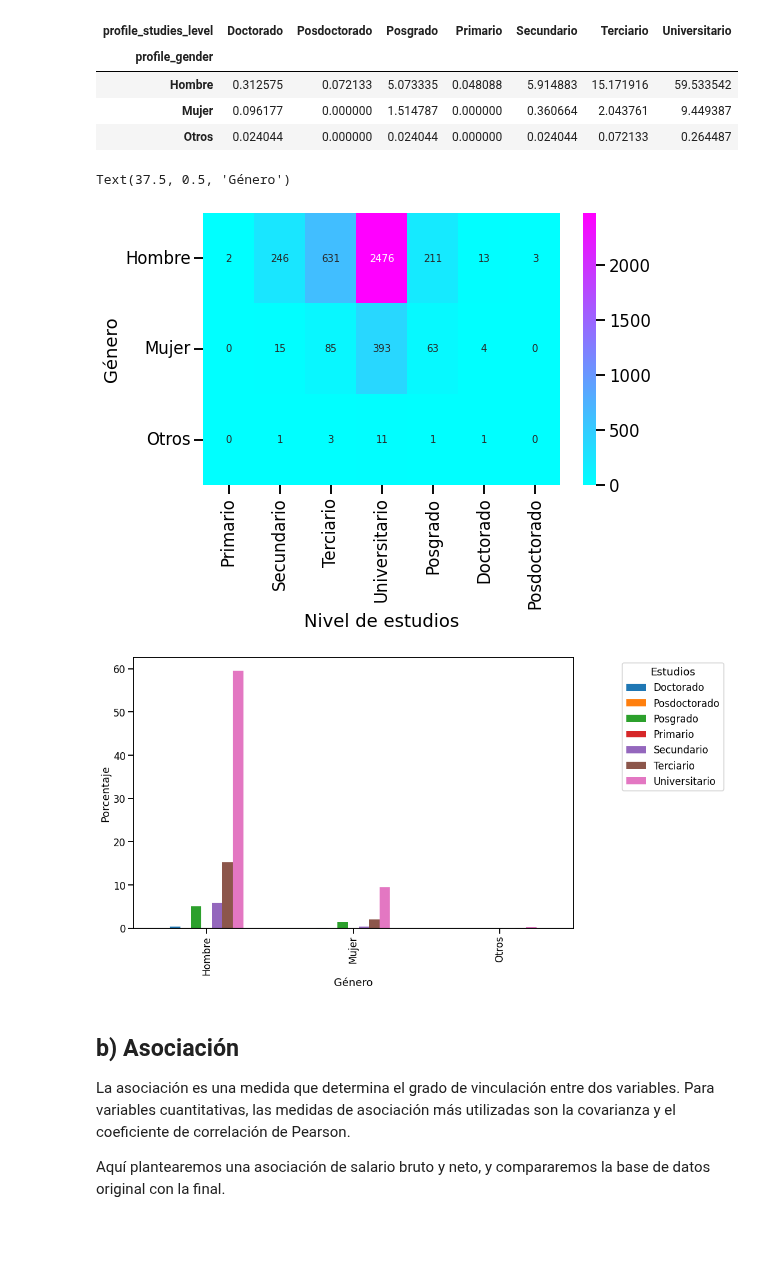
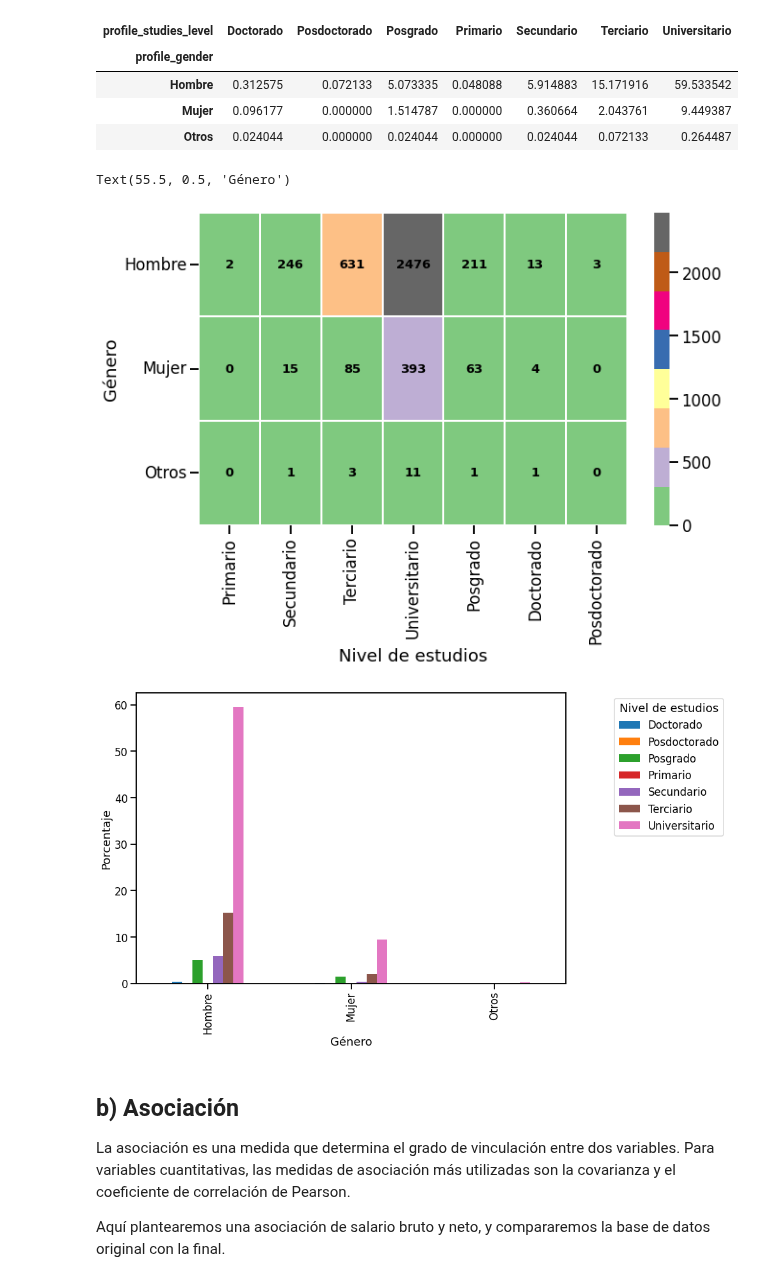
Before and after one commit to pablonicolasr/diplodatos-ayvd-2022-grupo32, a Jupyter notebook: BorradorPráctico1_v3.ipynb, the cells around one changed output. Saved outputs shown, nothing was run; the diff lists cells and outputs as text; code cells hidden in the pictures; blank space fills up the shorter version.

```diff
--- a/BorradorPráctico1_v3.ipynb
+++ b/BorradorPráctico1_v3.ipynb
@@ -454,30 +454,34 @@ pd.crosstab(index=df_final.profile_gender,
 | Mujer | 0.096177 | 0.000000 | 1.514787 | 0.000000 | 0.360664 | 2.043761 | 9.449387 |
 | Otros | 0.024044 | 0.000000 | 0.024044 | 0.000000 | 0.024044 | 0.072133 | 0.264487 |
 # %%
+# Mapa de color para representar la tabla de contingencia anterior
 sorted_studies_levels = ['Primario', 'Secundario', 'Terciario', 'Universitario',
                          'Posgrado', 'Doctorado', 'Posdoctorado']
-fig = plt.figure(figsize=(8,5))
+fig = plt.figure(figsize=(10,6))
 exp = pd.crosstab(df_final.profile_gender,
                   df_final.profile_studies_level)[sorted_studies_levels]
-sns.heatmap(exp, annot=True, fmt='g', cmap='cool')
+sns.heatmap(exp, annot=True,linewidths = .9, fmt='g', cmap = 'Accent',
+            annot_kws={'size':13,'weight':'bold','color':'black'})
 plt.xticks(rotation=90)
 plt.xlabel("Nivel de estudios")
 plt.yticks(rotation=0)
 plt.ylabel("Género")
 # %% [output]
-Text(37.5, 0.5, 'Género')
+Text(55.5, 0.5, 'Género')
-[figure, old version]
+[figure, new version]
 # %%
+#Gráfico de barras para representar la probabilidad conjunta de
+#Nivel de Estudios según Género
 plot = pd.crosstab(index=df_final.profile_gender,
-            columns=df_final.profile_studies_level).apply(lambda r: r/len(df_final) *100,
-                                              axis=1).plot(kind='bar', legend = False,figsize=(15,8))
+            columns=df_final.profile_studies_level).apply(lambda r: r/len(df_final)*100 ,
+                                              axis=1).plot(kind='bar', legend = False,figsize=(14,8))
 
 plt.ylabel("Porcentaje")
 plt.xlabel("Género")
-plt.legend(bbox_to_anchor=(1.1, 1.0), loc='upper left', title ="Estudios")
+plt.legend(bbox_to_anchor=(1.1, 1.0), loc='upper left', title ="Nivel de estudios")
 plt.tight_layout()
 # %% [output]
-[figure, old version]
+[figure, new version]
 # %% [markdown]
 ## b) Asociación
 
```
Also changed, not shown: parts of 4 cells of this notebook.
